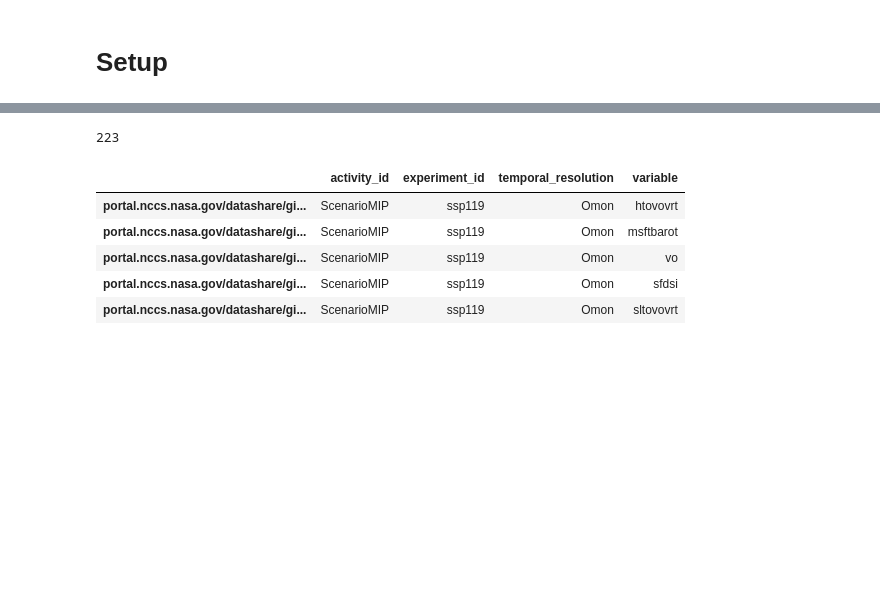
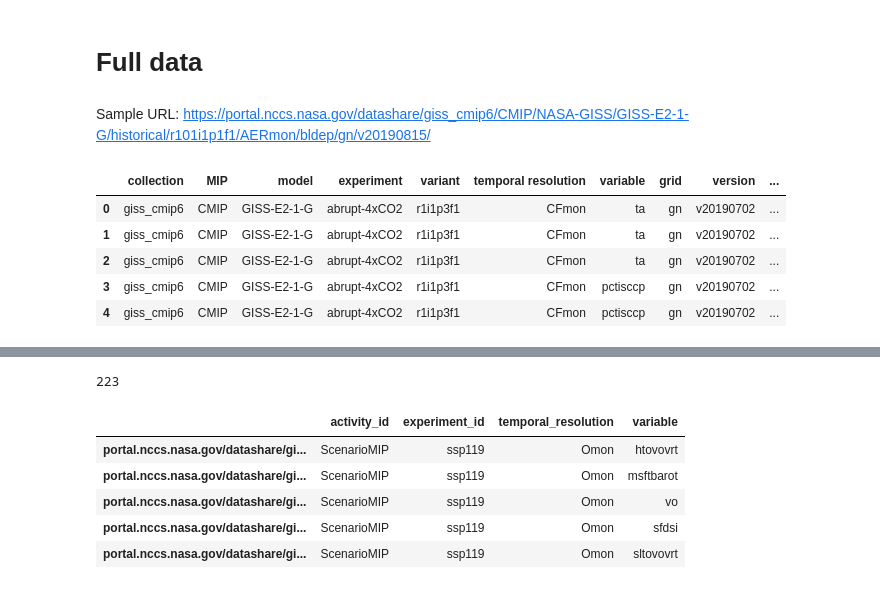
Before and after one commit to mhendri/climate_pal, a Jupyter notebook: langchain_demo/pandas-debug.ipynb, the cells around one changed output, grey strips where cells are left out. Saved outputs shown, nothing was run; the diff lists cells and outputs as text; code cells hidden in the pictures; blank space fills up the shorter version.

```diff
--- a/langchain_demo/pandas-debug.ipynb
+++ b/langchain_demo/pandas-debug.ipynb
@@ -1,2 +1,32 @@
-# %% [markdown]
-# Setup
+# %% [markdown]
+# Full data
+# %%
+import pandas as pd
+import os
+
+path = './model_experiment_fields_ScenarioMIP_CMIP_filename_dates.csv'
+# %%
+df = pd.read_csv(path)
+df['collection'] = 'giss_cmip6'
+df = df[['collection', 'MIP', 'model', 'experiment', 'variant', 'tableID', 'variable', 'grid', 'version', 'start_YM', 'end_YM', 'filename']]
+df.columns = ['collection', 'MIP', 'model', 'experiment', 'variant', 'temporal resolution', 'variable', 'grid', 'version', 'start year-month', 'end year-month', 'filename']
+df = df.astype(str)
+# %% [markdown]
+Sample URL: https://portal.nccs.nasa.gov/datashare/giss_cmip6/CMIP/NASA-GISS/GISS-E2-1-G/historical/r101i1p1f1/AERmon/bldep/gn/v20190815/
+# %%
+def url(x):
+    cols = '/'.join(x)
+    return 'portal.nccs.nasa.gov/datashare/' + cols
+df['URL'] = df.apply(lambda x: url(x), axis=1)
+
+df['start year-month'] = df['start year-month'].apply(lambda x: x[:4]+'-'+x[4:])
+df['end year-month'] = df['end year-month'].apply(lambda x: x[:4]+'-'+x[4:])
+
+df.head()
+# %% [output]
+|  | collection | MIP | model | experiment | variant | temporal resolution | variable | grid | version | ... |
+| 0 | giss_cmip6 | CMIP | GISS-E2-1-G | abrupt-4xCO2 | r1i1p3f1 | CFmon | ta | gn | v20190702 | ... |
+| 1 | giss_cmip6 | CMIP | GISS-E2-1-G | abrupt-4xCO2 | r1i1p3f1 | CFmon | ta | gn | v20190702 | ... |
+| 2 | giss_cmip6 | CMIP | GISS-E2-1-G | abrupt-4xCO2 | r1i1p3f1 | CFmon | ta | gn | v20190702 | ... |
+| 3 | giss_cmip6 | CMIP | GISS-E2-1-G | abrupt-4xCO2 | r1i1p3f1 | CFmon | pctisccp | gn | v20190702 | ... |
+| 4 | giss_cmip6 | CMIP | GISS-E2-1-G | abrupt-4xCO2 | r1i1p3f1 | CFmon | pctisccp | gn | v20190702 | ... |
```
Also changed, not shown: parts of 21 cells of this notebook.
